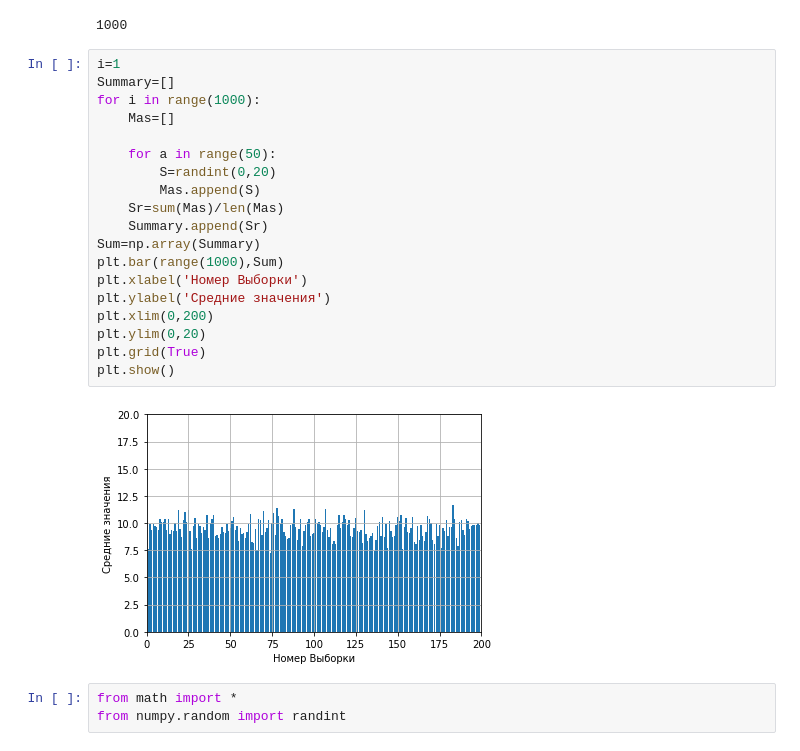
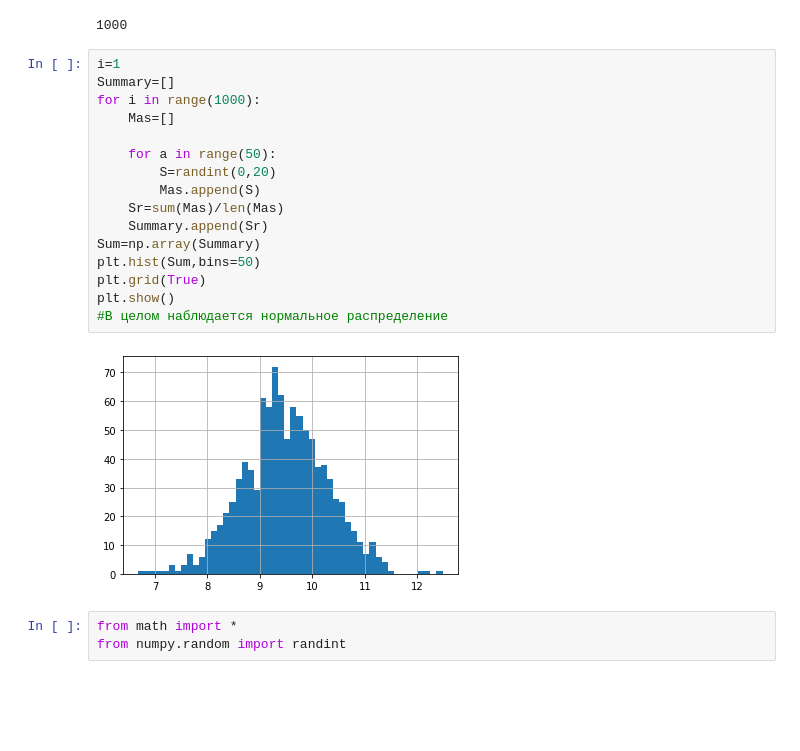
Before and after one commit to stanislavlesnovskij/homework, a Jupyter notebook: Директория для Юпитера/Диплом.ipynb, the cells around one changed output. Cells and saved outputs as stored; diff of their text form; blank space fills up the shorter version.

```diff
--- a/Директория для Юпитера/Диплом.ipynb
+++ b/Директория для Юпитера/Диплом.ipynb
@@ -250,24 +227,21 @@ len(Sum)
 # %%
 i=1
 Summary=[]
 for i in range(1000):
     Mas=[]
 
     for a in range(50):
         S=randint(0,20)
         Mas.append(S)
     Sr=sum(Mas)/len(Mas)
     Summary.append(Sr)
 Sum=np.array(Summary)
-plt.bar(range(1000),Sum)
-plt.xlabel('Номер Выборки')
-plt.ylabel('Средние значения')
-plt.xlim(0,200)
-plt.ylim(0,20)
+plt.hist(Sum,bins=50)
 plt.grid(True)
 plt.show()
+#В целом наблюдается нормальное распределение
 # %% [output]
-[figure, old version]
+[figure, new version]
 # %%
 from math import *
 from numpy.random import randint
```
Also changed, not shown: parts of 9 cells of this notebook.
